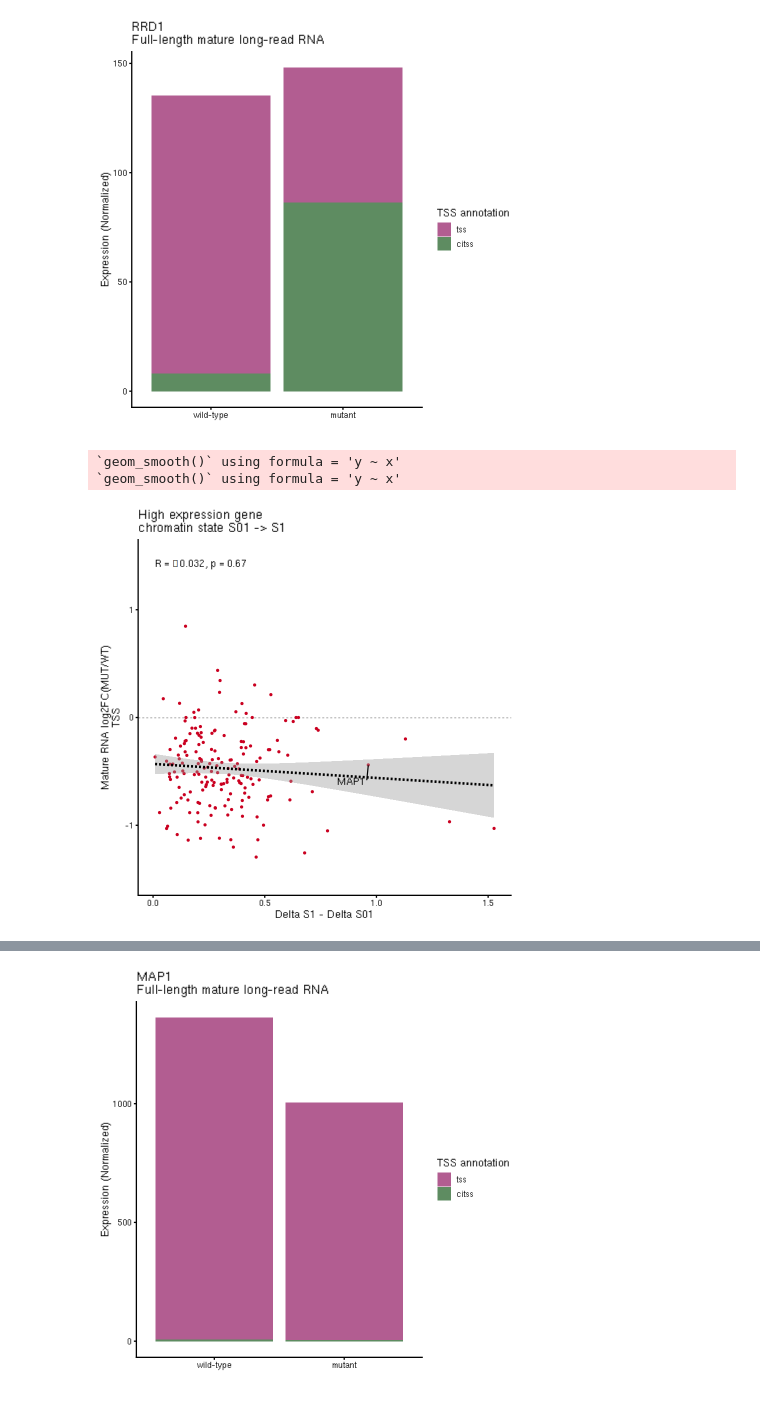
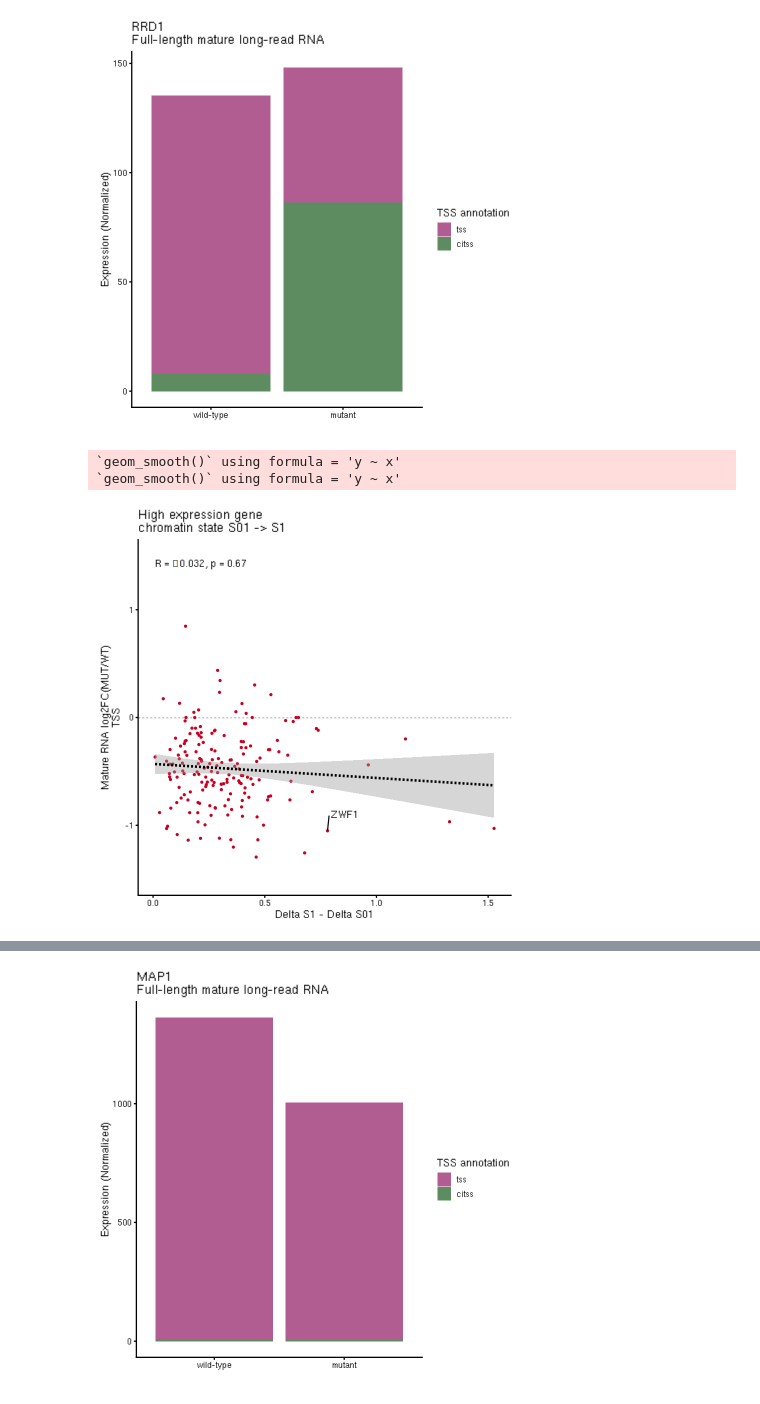
Before and after one commit to baigal628/saccer_lr_multiome_manuscript, a Jupyter notebook: src/Figure3.ipynb, the cells around one changed output, grey strips where cells are left out. Drawn from its saved outputs; the diff is of its cells as text; code cells hidden in the pictures.

```diff
--- a/src/Figure3.ipynb
+++ b/src/Figure3.ipynb
@@ -149,32 +167,32 @@ candidates <- df %>%
         shift_score_iso = lfc_tss,
         total_abs_change  = rowSums(across(all_of(chrom_level), abs)),
         target_abs_change = rowSums(across(all_of(c(down_state, up_state)), abs)),
         dominance = target_abs_change / total_abs_change,
         geneid = rownames(.)
     ) %>%
     arrange(desc(shift_score)) %>%
     filter(dominance >= dominance_threshold) %>% filter(class == 'high')
 
-label_gene<- candidates["MAP1", ]
+label_gene<- candidates["ZWF1", ]
 
 
 candidates %>%
     ggplot(aes(x = shift_score, y = shift_score_iso)) +
     geom_hline(yintercept = 0, linetype = 'dashed', color = 'grey') +
     geom_point(aes(color = class), size = 0.7) +
     labs(x = 'Delta S1 - Delta S01',  y = 'Mature RNA log2FC(MUT/WT)\nTSS',
          title = 'High expression gene\nchromatin state S01 -> S1') +
     scale_color_manual(values = mcol) +
     stat_cor(method = "spearman", label.x.npc = "left", label.y.npc = "top", size = 4) +
     geom_smooth(color = 'black', method = "glm", linetype = 'dashed') +
     geom_text_repel(
         data = label_gene,
         aes(label = geneid), size = 4, box.padding = 1) +
     theme(legend.position = "none") +
     ylim(-1.5, 1.5)
 
 ggsave('../figures/Figure3_correlation_chromain_isoform_high_expr.pdf', width = 4, height = 3)
 # %% [output]
 `geom_smooth()` using formula = 'y ~ x'
 `geom_smooth()` using formula = 'y ~ x'
-[figure, old version]
+[figure, new version]
```
Also changed, not shown: parts of 10 cells of this notebook, 16 other files.
